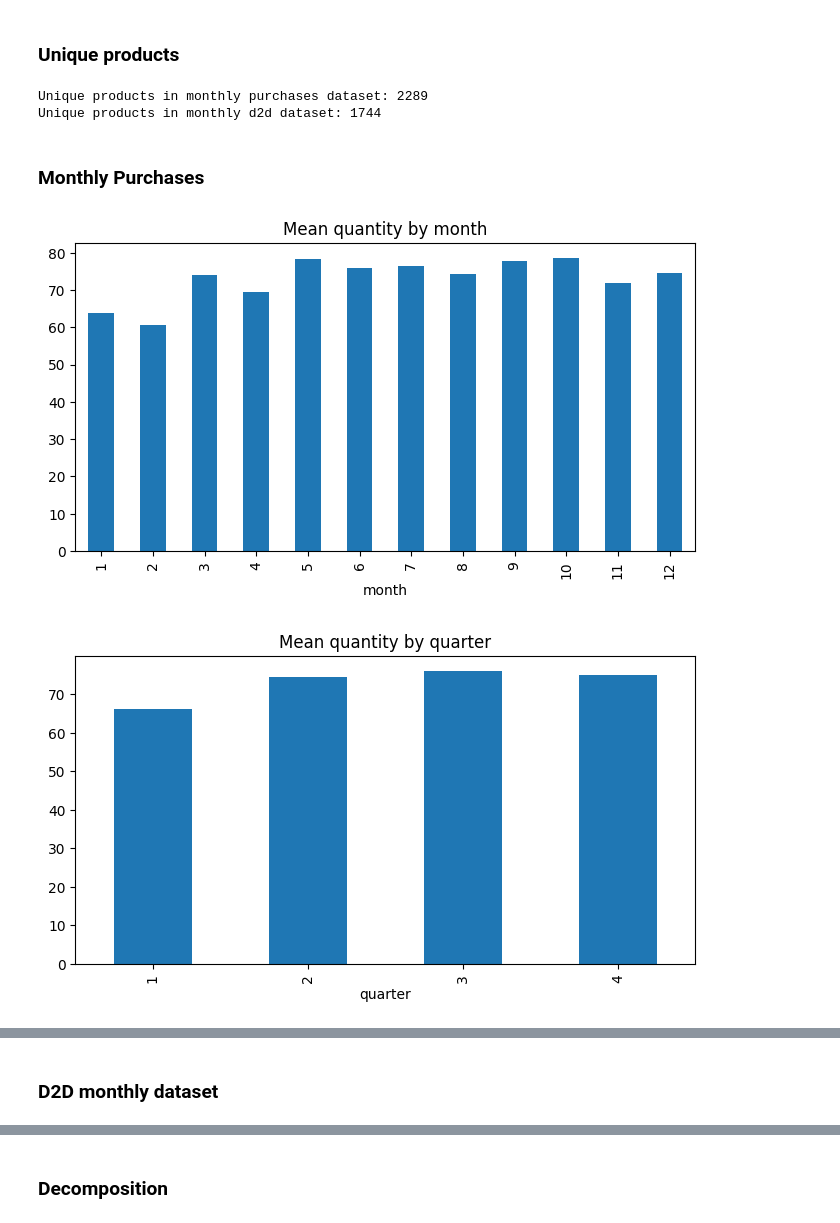
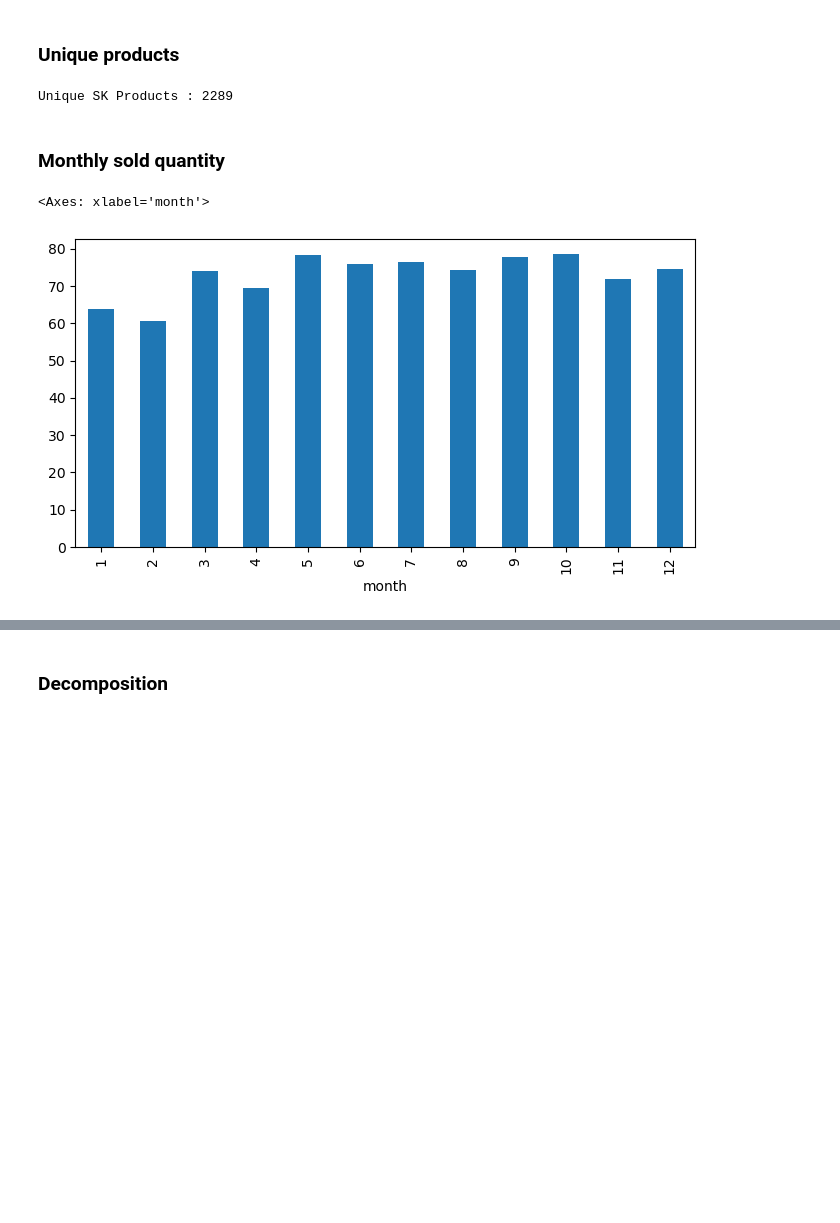
Before and after one commit to sikandermukhtar/forecasting_monthly_sales, a Jupyter notebook: forecasting_monthly_sales.ipynb, the cells around one changed output, grey strips where cells are left out. Drawn from its saved outputs; the diff is of its cells as text; code cells hidden in the pictures; blank space fills up the shorter version.

```diff
--- a/forecasting_monthly_sales.ipynb
+++ b/forecasting_monthly_sales.ipynb
@@ -36,0 +20,2 @@ d2d_monthly.head(5)
+# %%
+df = pd.read_csv('purchases_monthly.csv')
@@ -176,19 +79,14 @@ d2d_monthly.sample(5)
 ### Univariate analysis
 # %% [markdown]
 ### Unique products
-# %%
- print(f"Unique products in monthly purchases dataset: {purchases_monthly['dim_product_sk'].nunique()}")
- print(f"Unique products in monthly d2d dataset: {d2d_monthly['dim_product_sk'].nunique()}")
-# %% [output]
-Unique products in monthly purchases dataset: 2289
-Unique products in monthly d2d dataset: 1744
+# %%
+print(f"Unique SK Products : {df['dim_product_sk'].nunique()}")
+# %% [output]
+Unique SK Products : 2289
 # %% [markdown]
-### Monthly Purchases
+### Monthly sold quantity
 # %%
-for col in ['month', 'quarter', 'year']:
-    purchases_monthly.groupby(col)['quantity'].mean().plot(kind = 'bar', figsize=(8, 4))
-    plt.title(f'Mean quantity by {col}')
-    plt.show()
+df.groupby('month')['quantity'].mean().plot(kind="bar", figsize=(8, 4))
 # %% [output]
+<Axes: xlabel='month'>
-[figure, old version]
+[figure, new version]
-[figure, removed]
@@ -196,2 +92,0 @@ for col in ['month', 'quarter', 'year']:
-# %% [markdown]
-### D2D monthly dataset
```
Also changed, not shown: parts of 113 cells of this notebook.
